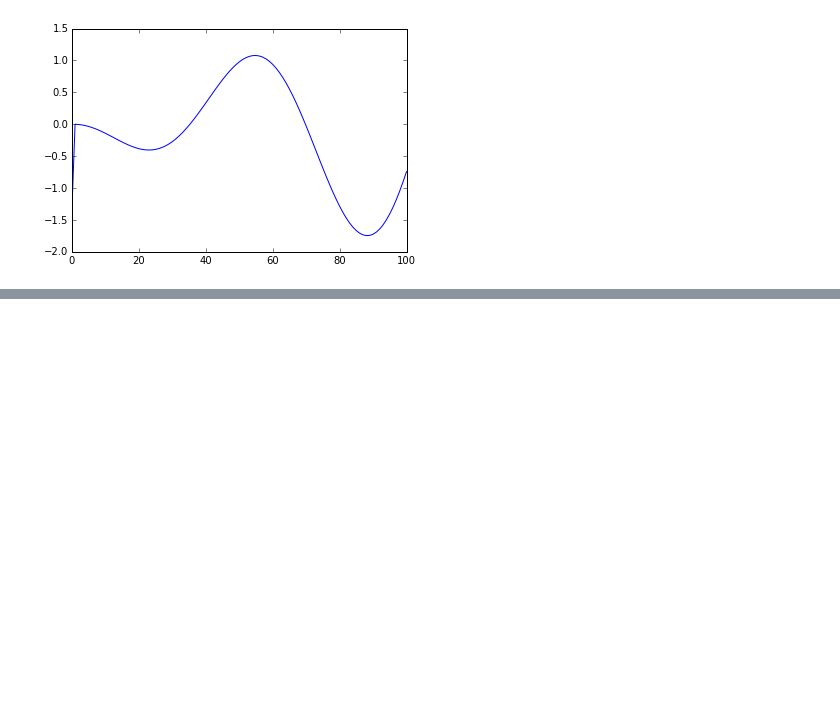
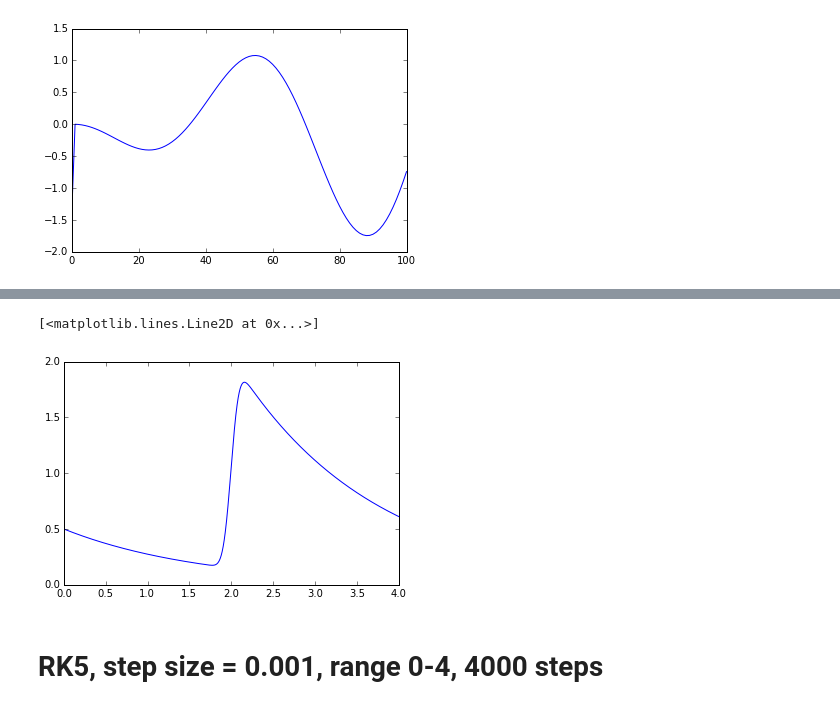
Before and after one commit to rahulporuri/computational_physics, a Jupyter notebook: rk2_simple_harmonic_oscillator.ipynb, the cells around one changed output, grey strips where cells are left out. Drawn from its saved outputs; the diff is of its cells as text; code cells hidden in the pictures; blank space fills up the shorter version.

```diff
--- a/rk2_simple_harmonic_oscillator.ipynb
+++ b/rk2_simple_harmonic_oscillator.ipynb
@@ -86,0 +149,27 @@ plt.plot(temp)
+# %%
+h = 0.001
+x0 = 0
+y0 = 0.5
+rk4xlist = []
+rk4xlist.append(x0)
+rk4ylist = []
+rk4ylist.append(y0)
+xi = x0
+yi = y0
+for i in xrange(4000):
+    k1 = f(xi,yi)
+    k2 = f(xi+h/2,yi+k1*h/2)
+    k3 = f(xi+h/2,yi+k2*h/2)
+    k4 = f(xi+h,yi+k3*h)
+    xi += h
+    yi += (k1+2*k2+2*k3+k4)*h/6
+    rk4xlist.append(xi)
+    rk4ylist.append(yi)
+# %%
+plt.plot(rk4xlist,rk4ylist)
+# %% [output]
+[<matplotlib.lines.Line2D at 0x...>]
+[figure, added]
+# %% [markdown]
+RK5, step size = 0.001, range 0-4, 4000 steps
+===
```
Also changed, not shown: parts of 13 cells of this notebook.
